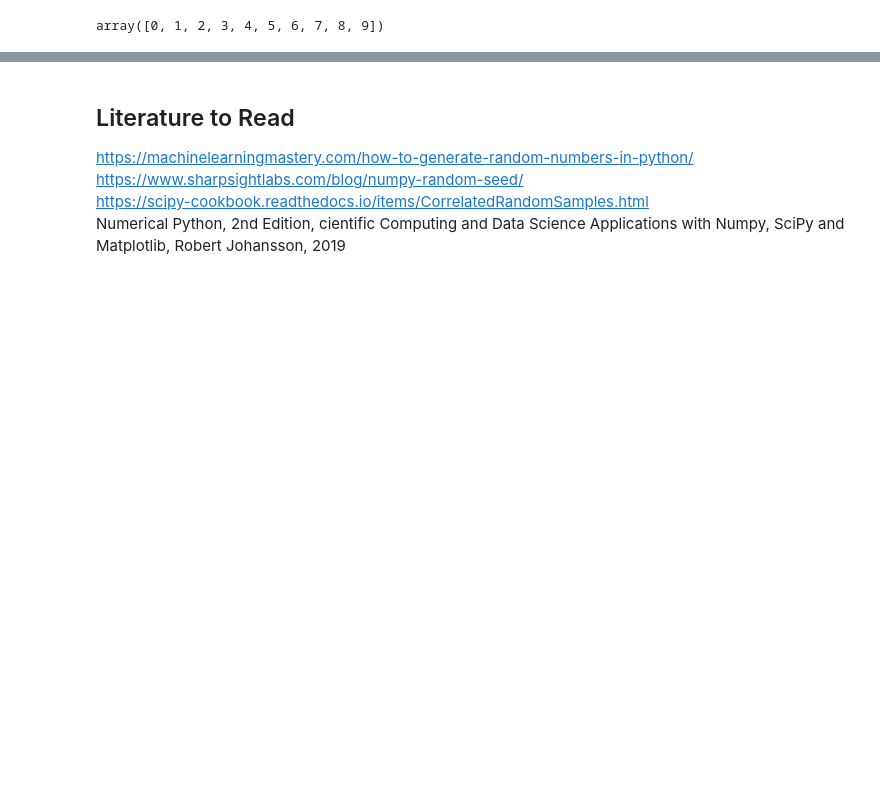
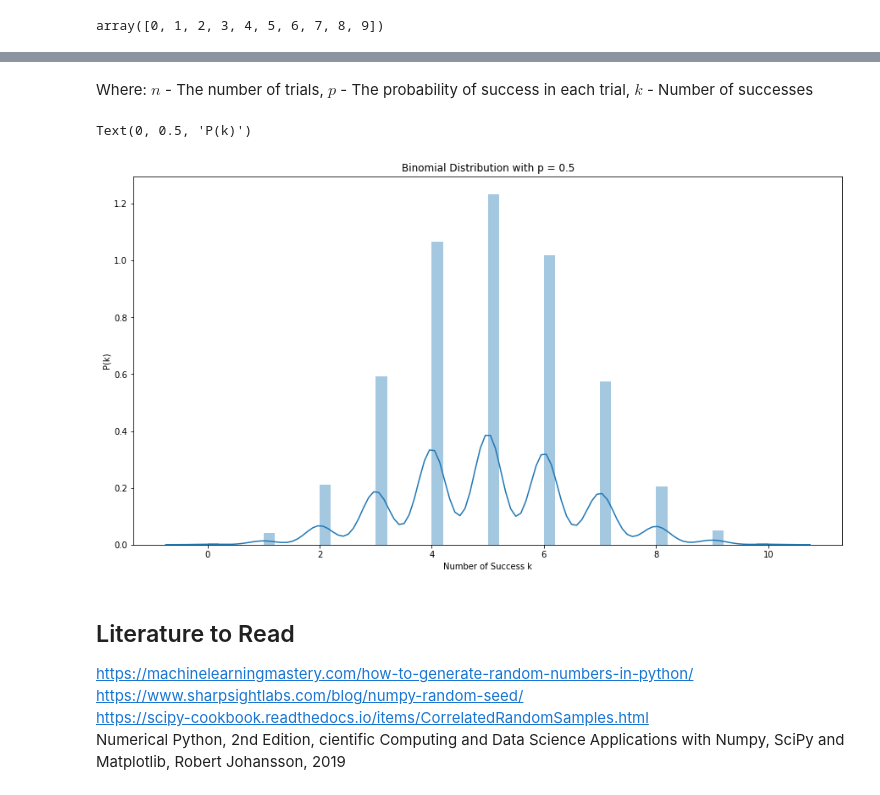
Before and after one commit to Slawak1/GMIT-ProgDA-Assesment-2019, a Jupyter notebook: ProgDA Assesment 2019.ipynb, the cells around one changed output, grey strips where cells are left out. Saved outputs shown, nothing was run; the diff lists cells and outputs as text; code cells hidden in the pictures; blank space fills up the shorter version.

Commit message:
Binomial distribution added

```diff
--- a/ProgDA Assesment 2019.ipynb
+++ b/ProgDA Assesment 2019.ipynb
@@ -273,3 +302,20 @@ array([0, 1, 2, 3, 4, 5, 6, 7, 8, 9])
+# %% [markdown]
+Where:
+$n$ - The number of trials,
+$p$ - The probability of success in each trial,
+$k$ - Number of successes
+# %%
+# Binomial distribution with 10 trials and probability 0.5 each trial.
+fig = np.random.binomial(10, 0.5, 10000)
+
+plt.figure(figsize=(15,8))
+fig = sns.distplot(fig)
+fig.set_title('Binomial Distribution with p = 0.5')
+plt.xlabel('Number of Success k')
+plt.ylabel('P(k)')
+# %% [output]
+Text(0, 0.5, 'P(k)')
+[figure, added]
 # %% [markdown]
 ## Literature to Read
 https://machinelearningmastery.com/how-to-generate-random-numbers-in-python/ <br>
```
Also changed, not shown: parts of 7 cells of this notebook.
